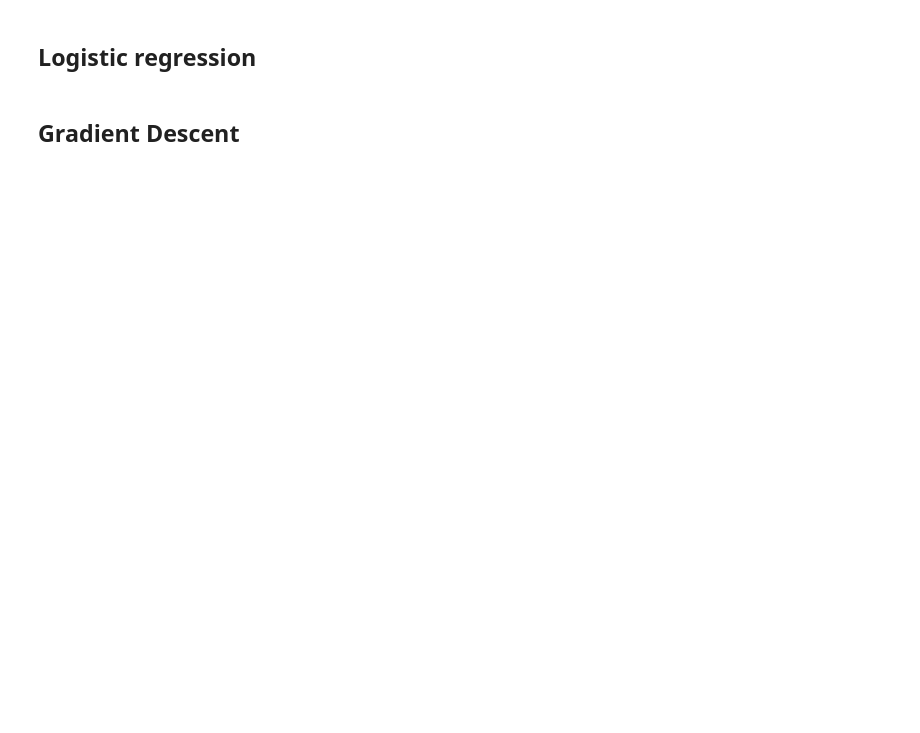
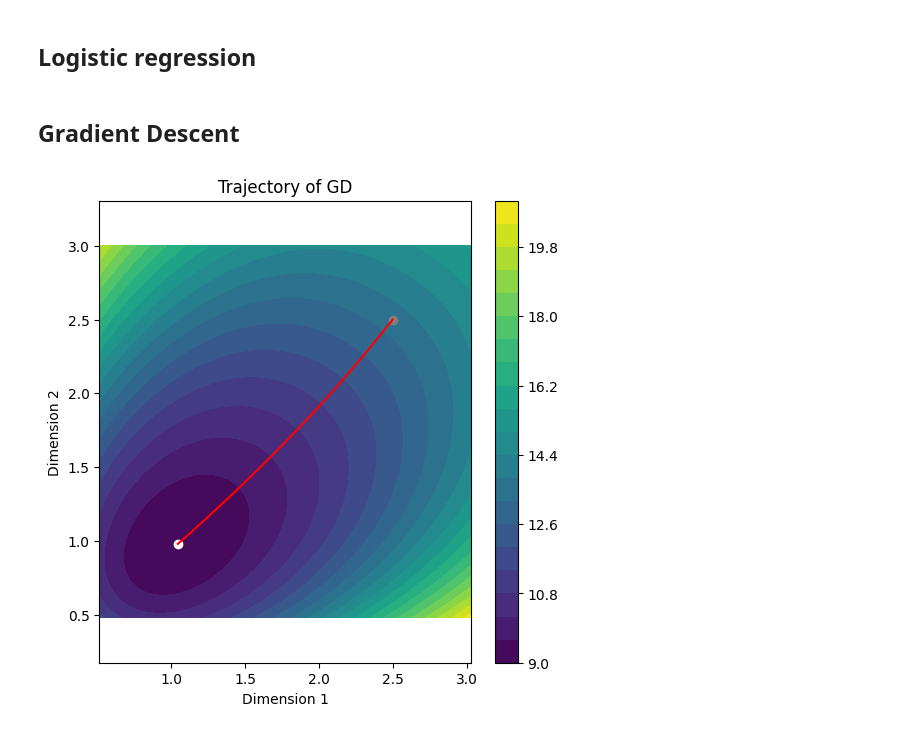
Before and after one commit to Melvin-klein/Numerics, a Jupyter notebook: code.ipynb, the cells around one changed output. Cells and saved outputs as stored; diff of their text form; code cells hidden in the pictures; blank space fills up the shorter version.

```diff
--- a/code.ipynb
+++ b/code.ipynb
@@ -45,0 +59,28 @@ def logistic(X: np.array, weights: np.array):
+# %%
+class GDSolver(AbstractSolver):
+    def __init__(self, d, M, objective, grad, cst=None, random_state=None):
+        super().__init__(d, objective, cst, random_state)
+
+        self.set_name("GD")
+
+        self.grad = grad
+        self.M = M
+
+    def fit(self, x_start: np.ndarray = None, n_iter: int = 1000):
+        super().fit(x_start, n_iter)
+
+        x = self.get_x_start()
+
+        for n in range(1, self._n_iter):
+            batch_filter = np.ones(self.M)
+            x = x - 0.1 * self.grad(x, batch_filter=batch_filter)
+
+            self._save_position(x)
+# %%
+solver = GDSolver(d=2, M=n_batch, objective=BLL_f, grad=BLL_grad, random_state=42)
+
+solver.fit(x_start=np.array([2.5, 2.5]), n_iter=500)
+
+trajectory(solver)
+# %% [output]
+[figure, added]
```
Also changed, not shown: parts of 19 cells of this notebook.
